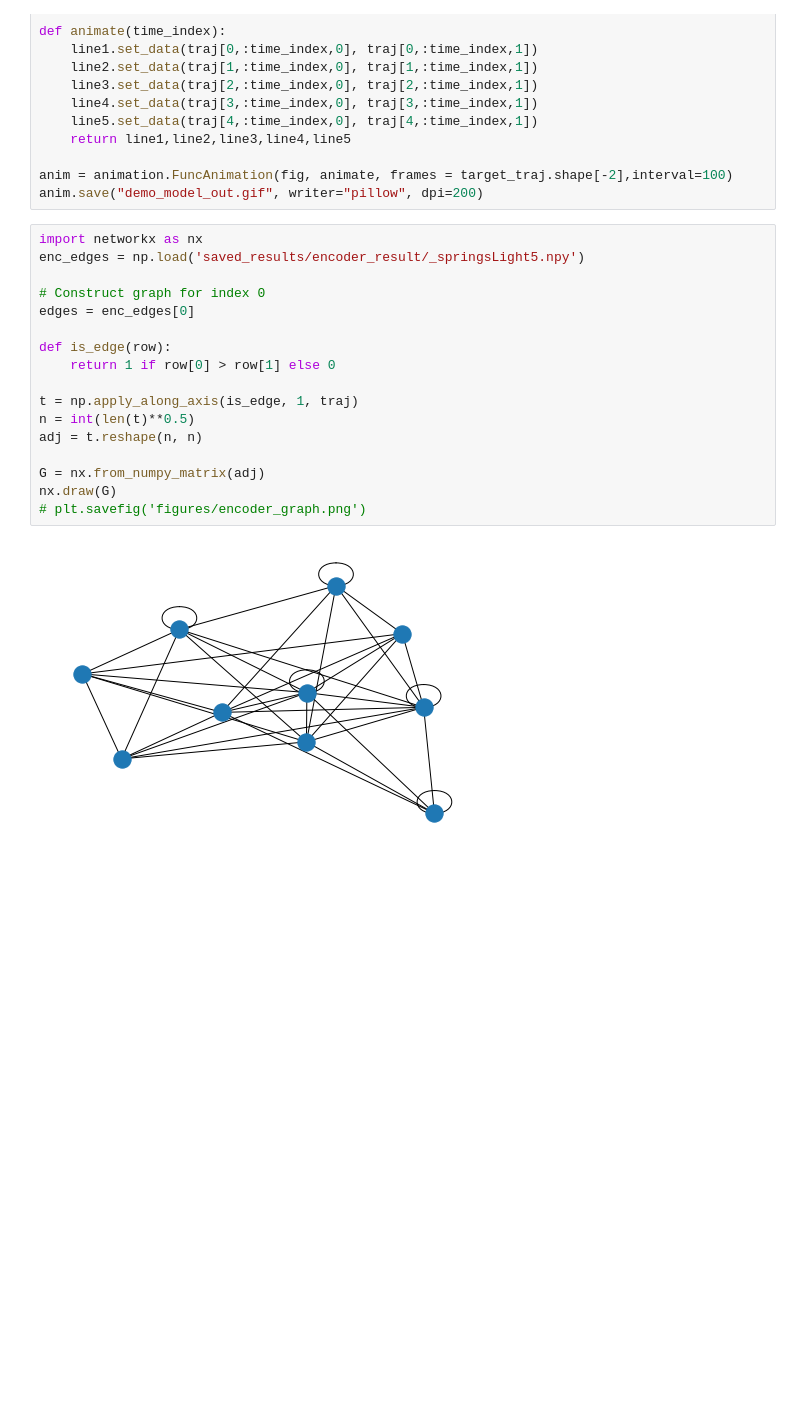
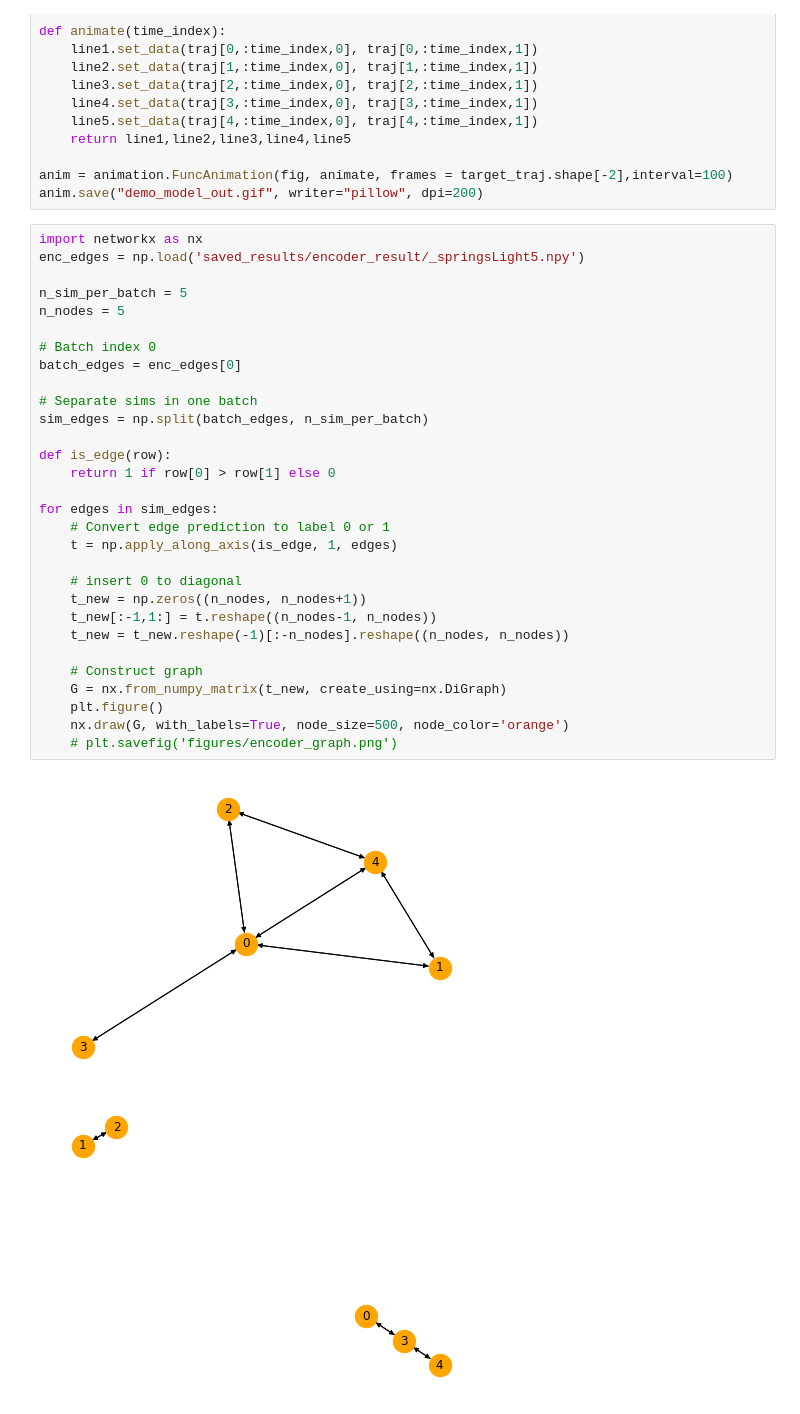
Before and after one commit to media-comp/2022-NRI, a Jupyter notebook: traj_plot.ipynb, the cells around one changed output. Cells and saved outputs as stored; diff of their text form; blank space fills up the shorter version.

Commit message:
update visualization for encoder output

```diff
--- a/traj_plot.ipynb
+++ b/traj_plot.ipynb
@@ -32,19 +32,33 @@ anim.save("demo_model_out.gif", writer="pillow", dpi=200)
 # %%
 import networkx as nx
 enc_edges = np.load('saved_results/encoder_result/_springsLight5.npy')
 
-# Construct graph for index 0
-edges = enc_edges[0]
+n_sim_per_batch = 5
+n_nodes = 5
+
+# Batch index 0
+batch_edges = enc_edges[0]
+
+# Separate sims in one batch
+sim_edges = np.split(batch_edges, n_sim_per_batch)
 
 def is_edge(row):
     return 1 if row[0] > row[1] else 0
 
-t = np.apply_along_axis(is_edge, 1, traj)
-n = int(len(t)**0.5)
-adj = t.reshape(n, n)
+for edges in sim_edges:
+    # Convert edge prediction to label 0 or 1
+    t = np.apply_along_axis(is_edge, 1, edges)
 
-G = nx.from_numpy_matrix(adj)
-nx.draw(G)
-# plt.savefig('figures/encoder_graph.png')
+    # insert 0 to diagonal
+    t_new = np.zeros((n_nodes, n_nodes+1))
+    t_new[:-1,1:] = t.reshape((n_nodes-1, n_nodes))
+    t_new = t_new.reshape(-1)[:-n_nodes].reshape((n_nodes, n_nodes))
+
+    # Construct graph
+    G = nx.from_numpy_matrix(t_new, create_using=nx.DiGraph)
+    plt.figure()
+    nx.draw(G, with_labels=True, node_size=500, node_color='orange')
+    # plt.savefig('figures/encoder_graph.png')
 # %% [output]
-[figure, old version]
+[figure, new version]
+[figure, added]
```
Also changed, not shown: parts of 1 cell of this notebook.
